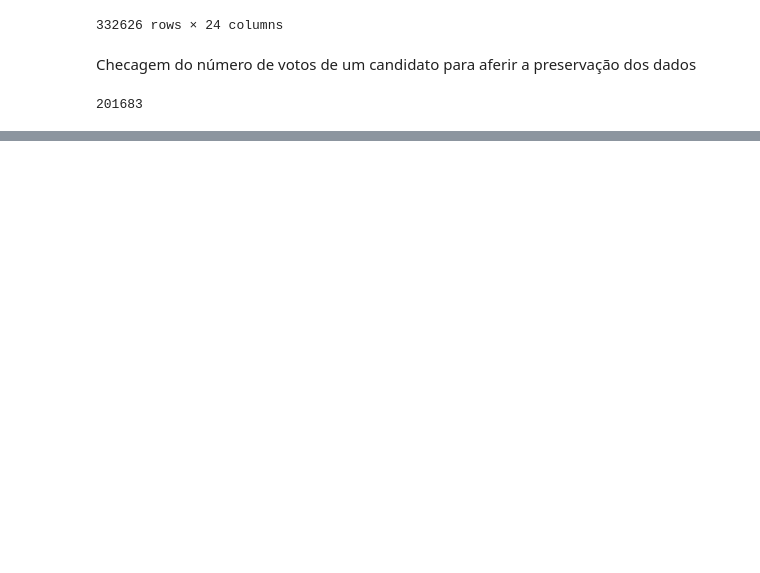
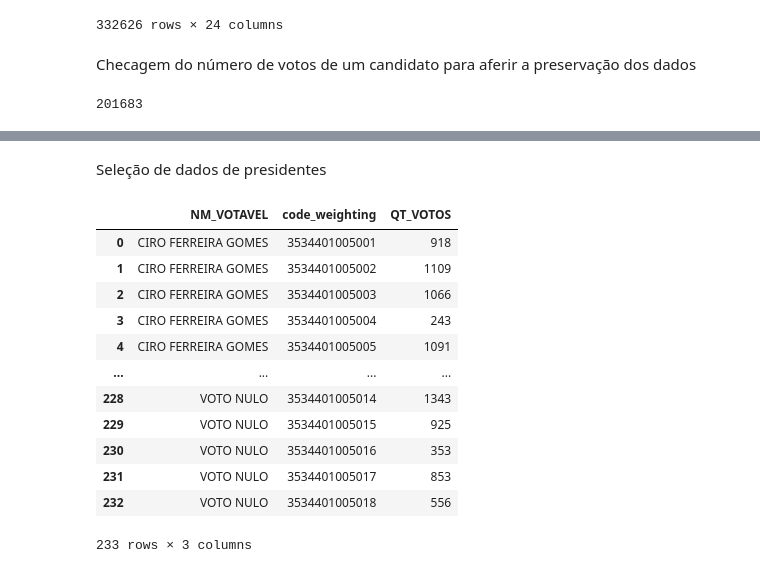
Before and after one commit to gilsonmjunior/geolocalizacaoDadosTSE, a Jupyter notebook: eleicaoColab.ipynb, the cells around one changed output, grey strips where cells are left out. Cells and saved outputs as stored; diff of their text form; code cells hidden in the pictures; blank space fills up the shorter version.

```diff
--- a/eleicaoColab.ipynb
+++ b/eleicaoColab.ipynb
@@ -225,7 +225,7 @@ Captura dos dados de georreferenciamento (latLong) com o a API do gooogle maps
 # %%
 import googlemaps
 
-gmaps_key = googlemaps.Client(key="~digite sua key~")
+gmaps_key = googlemaps.Client(key="AIzaSyApshLsZJ_Cqm31HKuSIHy0vDt2jnui2yc")
 # %%
 latLongErro["NR_LATITUDE"] = None
 latLongErro["NR_LONGITUDE"] = None
@@ -556,0 +539,21 @@ m
+# %% [markdown]
+Seleção de dados de presidentes
+# %%
+votosAreaPonderacaoOsasco = votosAreaPonderacaoOsasco.loc[votosAreaPonderacaoOsasco['DS_CARGO'] == 'PRESIDENTE']
+# %%
+presidente = votosAreaPonderacaoOsasco.groupby(['NM_VOTAVEL','code_weighting'])['QT_VOTOS'].agg('sum').reset_index()
+presidente
+# %% [output]
+|  | NM_VOTAVEL | code_weighting | QT_VOTOS |
+| 0 | CIRO FERREIRA GOMES | 3534401005001 | 918 |
+| 1 | CIRO FERREIRA GOMES | 3534401005002 | 1109 |
+| 2 | CIRO FERREIRA GOMES | 3534401005003 | 1066 |
+| 3 | CIRO FERREIRA GOMES | 3534401005004 | 243 |
+| 4 | CIRO FERREIRA GOMES | 3534401005005 | 1091 |
+| ... | ... | ... | ... |
+| 228 | VOTO NULO | 3534401005014 | 1343 |
+| 229 | VOTO NULO | 3534401005015 | 925 |
+| 230 | VOTO NULO | 3534401005016 | 353 |
+| 231 | VOTO NULO | 3534401005017 | 853 |
+| 232 | VOTO NULO | 3534401005018 | 556 |
+233 rows × 3 columns
```
Also changed, not shown: parts of 14 cells of this notebook.
